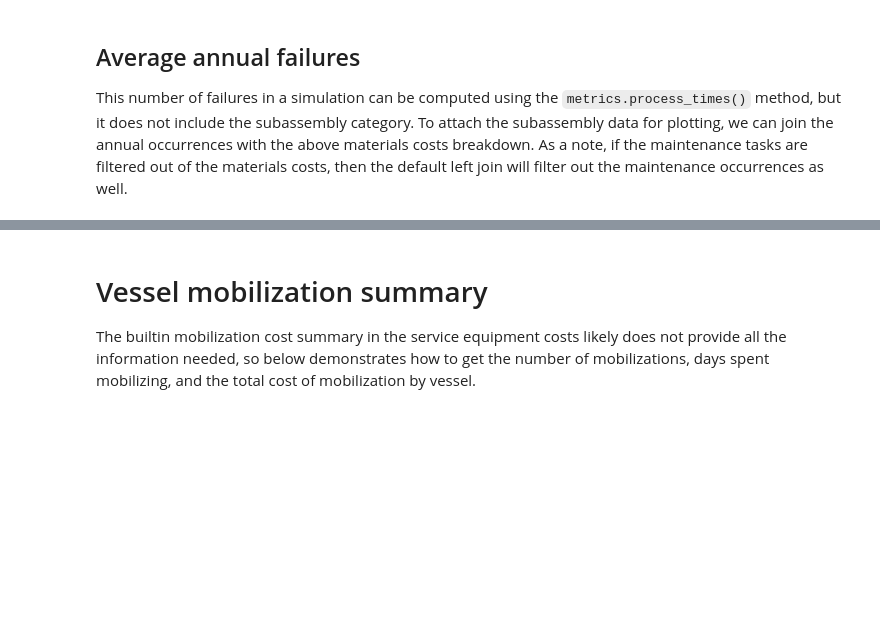
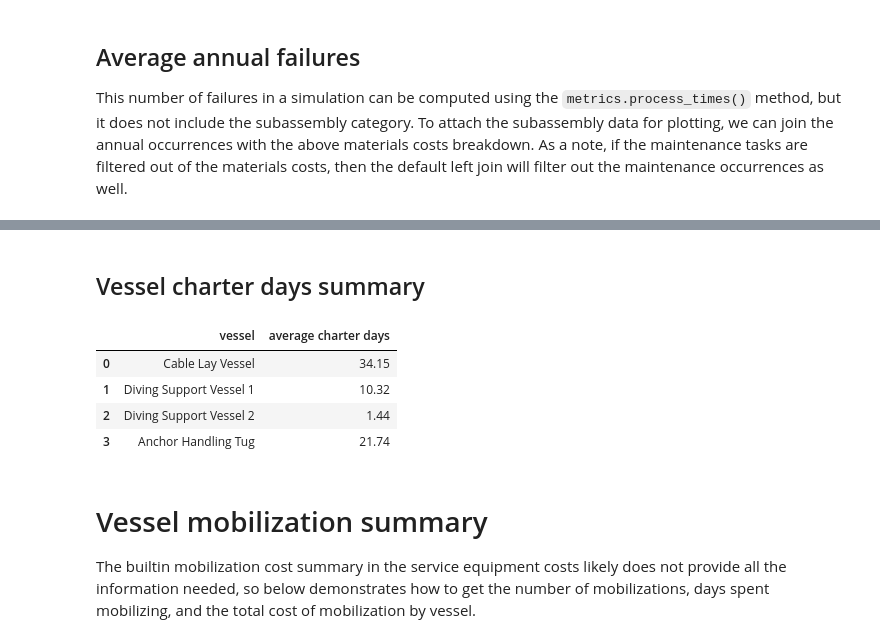
Before and after one commit to NREL/WAVES, a Jupyter notebook: examples/example-floating-deep.ipynb, the cells around one changed output, grey strips where cells are left out. Saved outputs shown, nothing was run; the diff lists cells and outputs as text; code cells hidden in the pictures; blank space fills up the shorter version.

```diff
--- a/examples/example-floating-deep.ipynb
+++ b/examples/example-floating-deep.ipynb
@@ -551,3 +512,32 @@ delay_summary
+# %% [markdown]
+## Vessel charter days summary
+# %%
+average_charter_days = []
+for name, vessel in project_floating.wombat.service_equipment.items():
+    if vessel.settings.onsite or "TOW" in vessel.settings.capability:
+        continue
+    mobilizations = ev.loc[
+        (ev.action.eq("mobilization") & ev.reason.str.contains("arrived on site"))
+        & ev.agent.eq(name),
+        ["agent", "env_time"]
+    ]
+    leaving = ev.loc[
+        ev.action.eq("leaving site")
+        & ev.agent.eq(name),
+        ["agent", "env_time"]
+    ]
+    if mobilizations.shape[0] - leaving.shape[0] == 1:
+        mobilizations = mobilizations.iloc[:-1]
+    charter_days = (leaving.env_time.values - mobilizations.env_time.values) / 24
+    average_charter_days.append([name, charter_days.mean()])
+average_charter_days = pd.DataFrame(average_charter_days, columns=["vessel", "average charter days"])
+average_charter_days
+# %% [output]
+|  | vessel | average charter days |
+| 0 | Cable Lay Vessel | 34.15 |
+| 1 | Diving Support Vessel 1 | 10.32 |
+| 2 | Diving Support Vessel 2 | 1.44 |
+| 3 | Anchor Handling Tug | 21.74 |
 # %% [markdown]
 # Vessel mobilization summary
 
```
Also changed, not shown: parts of 24 cells of this notebook, 14 other files.
